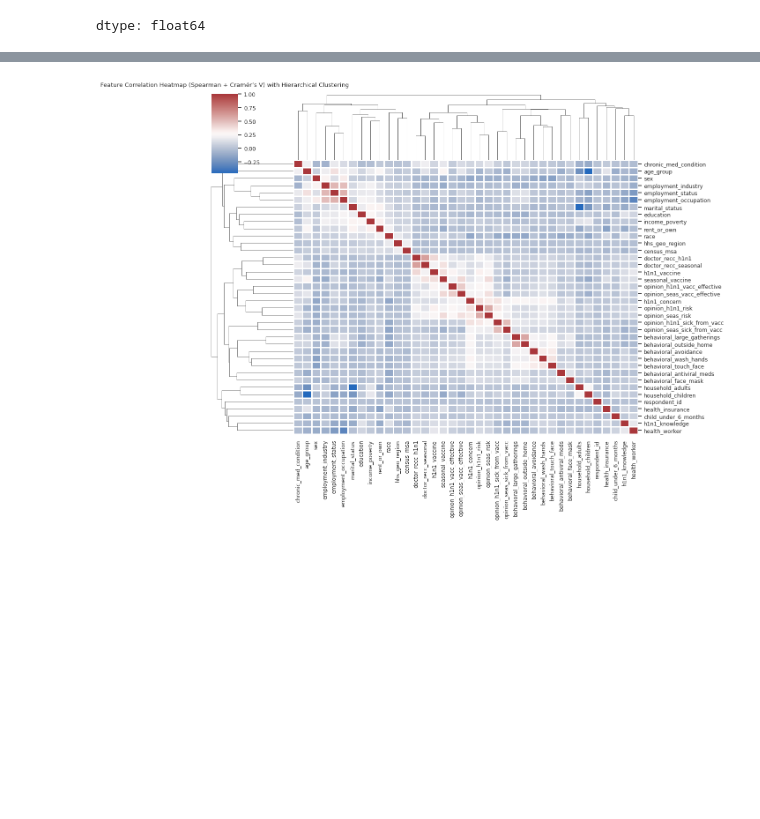
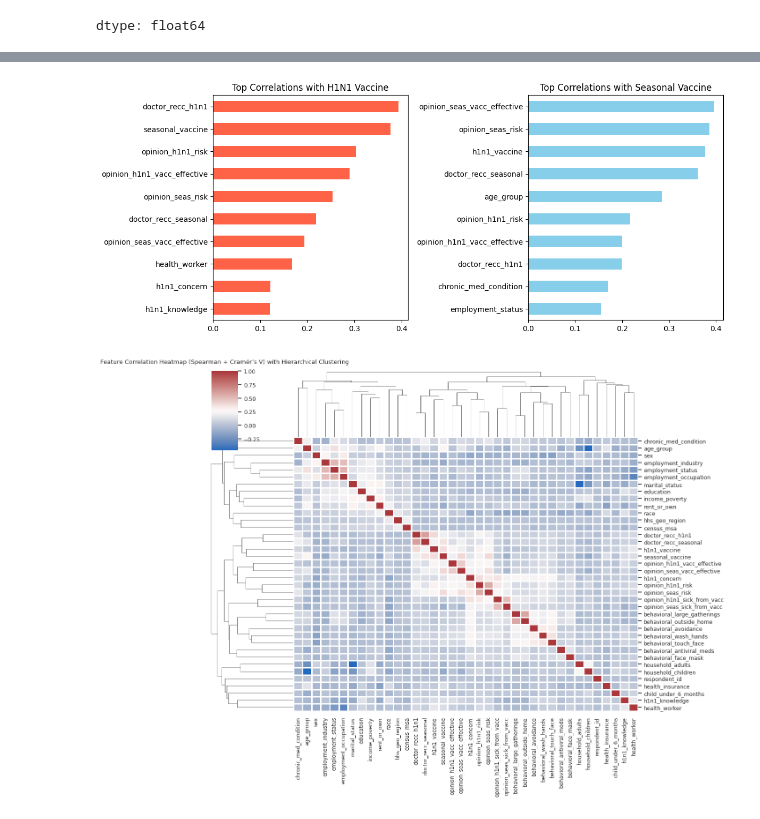
Before and after one commit to Mimikaymint/Team_Berlin, a Jupyter notebook: Team_Berlin_FLU_SHOT_.ipynb, the cells around one changed output, grey strips where cells are left out. Cells and saved outputs as stored; diff of their text form; code cells hidden in the pictures; blank space fills up the shorter version.

```diff
--- a/Team_Berlin_FLU_SHOT_.ipynb
+++ b/Team_Berlin_FLU_SHOT_.ipynb
@@ -1170,0 +1231,9 @@ dtype: float64
+# %%
+corr_h1n1 = mixed_corr_with_target(flu_df, 'h1n1_vaccine')
+corr_seasonal = mixed_corr_with_target(flu_df, 'seasonal_vaccine')
+
+print("Top correlated with H1N1 vaccine:")
+print(corr_h1n1.head(10))
+
+print("\nTop correlated with Seasonal vaccine:")
+print(corr_seasonal.head(10))
@@ -1171,3 +1258,20 @@ dtype: float64
+# %%
+import matplotlib.pyplot as plt
+
+fig, axes = plt.subplots(1, 2, figsize=(12, 5))
+
+corr_h1n1.head(10).plot(kind='barh', ax=axes[0], color='tomato')
+axes[0].set_title('Top Correlations with H1N1 Vaccine')
+axes[0].invert_yaxis()
+
+corr_seasonal.head(10).plot(kind='barh', ax=axes[1], color='skyblue')
+axes[1].set_title('Top Correlations with Seasonal Vaccine')
+axes[1].invert_yaxis()
+
+plt.tight_layout()
+plt.show()
+# %% [output]
+[figure, added]
 # %%
 #########################
 # 1.4. Feature Analysis #
```
Also changed, not shown: parts of 9 cells of this notebook.
